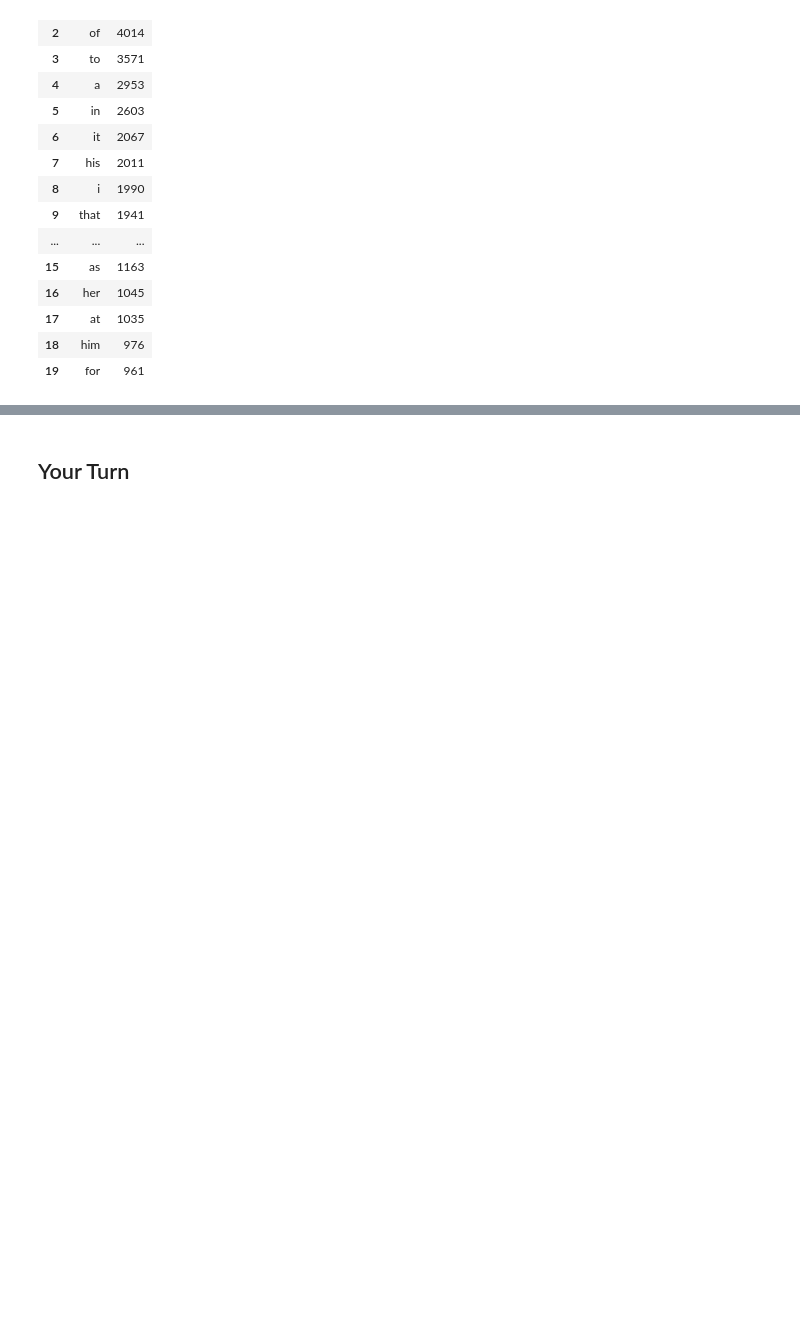
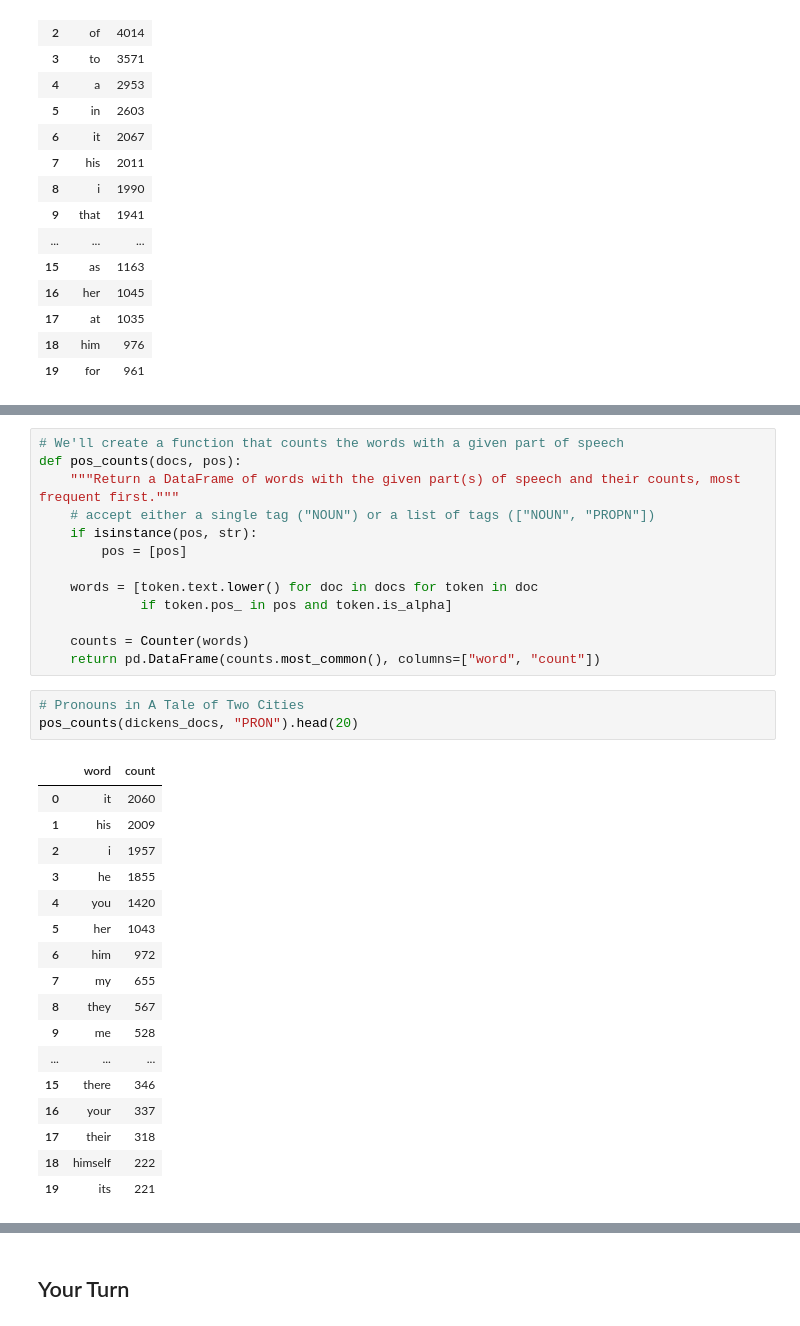
Before and after one commit to UW-Madison-Digital-Scholarship-Hub/text-and-data, a Jupyter notebook: 03-Tokenization/Whats-in-a-Word.ipynb, the cells around one changed output, grey strips where cells are left out. Cells and saved outputs as stored; diff of their text form; blank space fills up the shorter version.

```diff
--- a/03-Tokenization/Whats-in-a-Word.ipynb
+++ b/03-Tokenization/Whats-in-a-Word.ipynb
@@ -106,0 +256,34 @@ word_counts(dickens).head(20) # show the top 20 words in the list of words
+# %%
+# We'll create a function that counts the words with a given part of speech
+def pos_counts(docs, pos):
+    """Return a DataFrame of words with the given part(s) of speech and their counts, most frequent first."""
+    # accept either a single tag ("NOUN") or a list of tags (["NOUN", "PROPN"])
+    if isinstance(pos, str):
+        pos = [pos]
+
+    words = [token.text.lower() for doc in docs for token in doc
+             if token.pos_ in pos and token.is_alpha]
+
+    counts = Counter(words)
+    return pd.DataFrame(counts.most_common(), columns=["word", "count"])
+# %%
+# Pronouns in A Tale of Two Cities
+pos_counts(dickens_docs, "PRON").head(20)
+# %% [output]
+|  | word | count |
+| 0 | it | 2060 |
+| 1 | his | 2009 |
+| 2 | i | 1957 |
+| 3 | he | 1855 |
+| 4 | you | 1420 |
+| 5 | her | 1043 |
+| 6 | him | 972 |
+| 7 | my | 655 |
+| 8 | they | 567 |
+| 9 | me | 528 |
+| ... | ... | ... |
+| 15 | there | 346 |
+| 16 | your | 337 |
+| 17 | their | 318 |
+| 18 | himself | 222 |
+| 19 | its | 221 |
```
Also changed, not shown: parts of 22 cells of this notebook.
